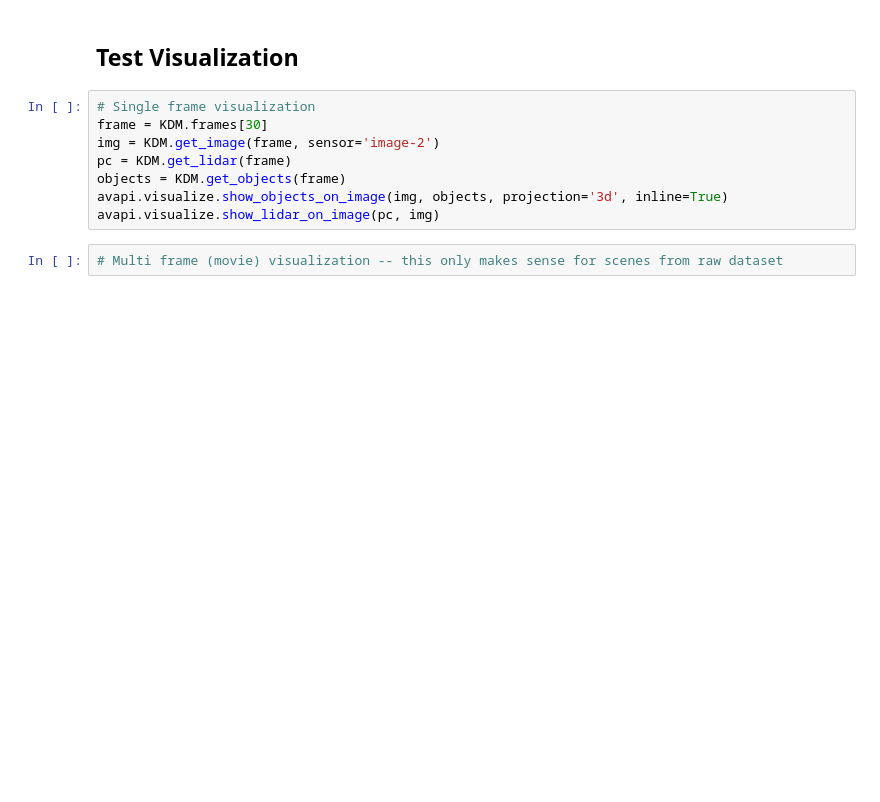
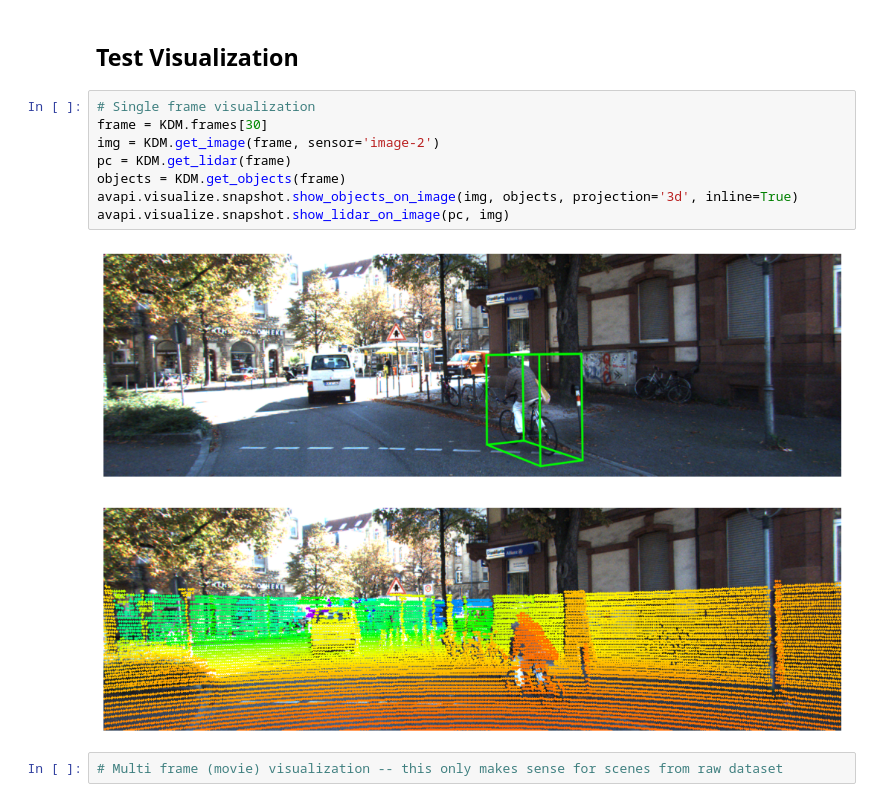
Before and after one commit to avstack-lab/lib-avstack-api, a Jupyter notebook: notebooks/0-test-kitti-api.ipynb, the cells around one changed output. Cells and saved outputs as stored; diff of their text form; blank space fills up the shorter version.

```diff
--- a/notebooks/0-test-kitti-api.ipynb
+++ b/notebooks/0-test-kitti-api.ipynb
@@ -34,11 +50,14 @@ calib.img_shape
 # %%
 # Single frame visualization
 frame = KDM.frames[30]
 img = KDM.get_image(frame, sensor='image-2')
 pc = KDM.get_lidar(frame)
 objects = KDM.get_objects(frame)
-avapi.visualize.show_objects_on_image(img, objects, projection='3d', inline=True)
-avapi.visualize.show_lidar_on_image(pc, img)
+avapi.visualize.snapshot.show_objects_on_image(img, objects, projection='3d', inline=True)
+avapi.visualize.snapshot.show_lidar_on_image(pc, img)
+# %% [output]
+[figure, added]
+[figure, added]
 # %%
 # Multi frame (movie) visualization -- this only makes sense for scenes from raw dataset
 # %% [markdown]
```
Also changed, not shown: parts of 5 cells of this notebook, 9 other files.
